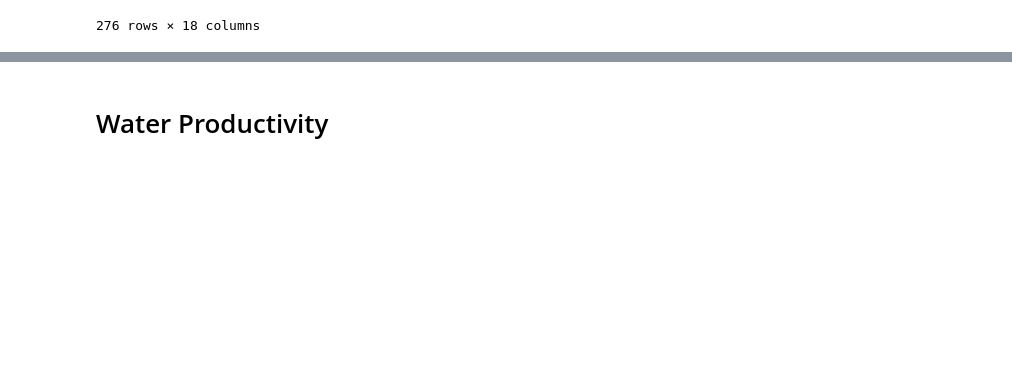
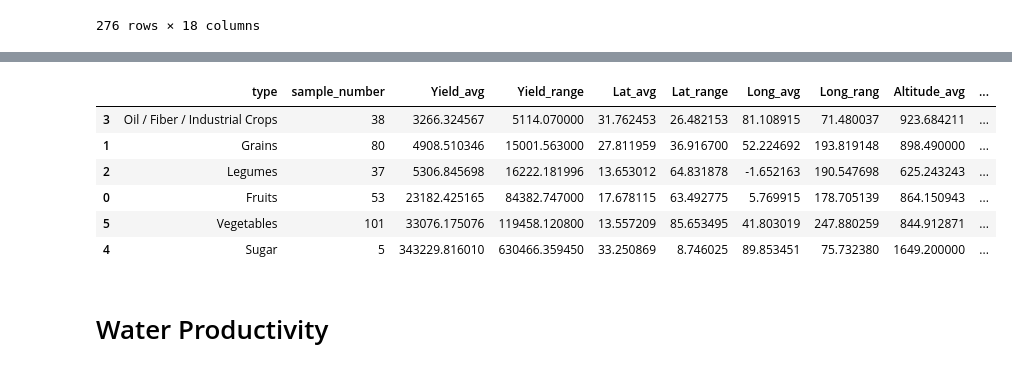
Before and after one commit to SruthiM-10/Irrigation-Scheduling-Recommendations-And-Dataset, a Jupyter notebook: dataset_processing/(3)_categorization_and_unit_conversions.ipynb, the cells around one changed output, grey strips where cells are left out. Drawn from its saved outputs; the diff is of its cells as text; code cells hidden in the pictures; blank space fills up the shorter version.

```diff
--- a/dataset_processing/(3)_categorization_and_unit_conversions.ipynb
+++ b/dataset_processing/(3)_categorization_and_unit_conversions.ipynb
@@ -734,0 +829,47 @@ df.to_csv("/content/drive/MyDrive/1:1_Sruthi_Manoj/Dataset/csv_files/Extra analy
+# %%
+def standardize_plant_type_to_5(plant_type: str):
+    if plant_type in ["Sugarcane", "Sugar beet"]:
+      return "Sugar"
+    if plant_type in ["Barley", "Maize", "Millet", "Rice", "Sorghum", "Wheat"]:
+      return "Grains"
+    if plant_type in ["Potato", "Sweet potato", "Tomato", "Cucumber", "Cabbage", "Broccoli"]:
+      return "Vegetables"
+    if plant_type in ["Green Pea", "Haricot bean", "Soybean", "Groundnut"]:
+      return "Legumes"
+    if plant_type in ["Papaya", "Grapes", "Apple", "Bell pepper"]:
+      return "Fruits"
+    if plant_type in ["Mustard", "Cotton", "Rapeseed", "Tobacco", "Sunflower", "Tea"]:
+      return "Oil / Fiber / Industrial Crops"
+    print(plant_type, " unable to be categorized")
+    return plant_type
+# %%
+samples["plant_type_standardized_to_5"] = samples["plant_type_standardized"].apply(standardize_plant_type_to_5)
+# %%
+info = []
+for name, group in samples.groupby("plant_type_standardized_to_5"):
+  info.append({
+      'type': name,
+      'sample_number': len(group),
+      'Yield_avg': group["plant_yield_kg_per_hectare"].sum() / len(group),
+      'Yield_range': group["plant_yield_kg_per_hectare"].max() - group["plant_yield_kg_per_hectare"].min(),
+      'Lat_avg': group["latitude_decimal_degrees"].sum() / len(group),
+      'Lat_range': group["latitude_decimal_degrees"].max() - group["latitude_decimal_degrees"].min(),
+      'Long_avg': group["longitude_decimal_degrees"].sum() / len(group),
+      'Long_rang': group["longitude_decimal_degrees"].max() - group["longitude_decimal_degrees"].min(),
+      'Altitude_avg': group["altitude_numeric"].sum() / len(group),
+      'Altitude_range': group["altitude_numeric"].max() - group["altitude_numeric"].min(),
+      'Water_productivity_avg': group["water_productivity_kg_per_m^3"].sum() / len(group),
+      'Water_productivity_range': group["water_productivity_kg_per_m^3"].max() - group["water_productivity_kg_per_m^3"].min()
+  })
+info = pd.DataFrame(info)
+info["sum"] = info.drop('type', axis= 1).sum(axis = 1)
+# %%
+info.sort_values(by=["sum"])
+# %% [output]
+|  | type | sample_number | Yield_avg | Yield_range | Lat_avg | Lat_range | Long_avg | Long_rang | Altitude_avg | ... |
+| 3 | Oil / Fiber / Industrial Crops | 38 | 3266.324567 | 5114.070000 | 31.762453 | 26.482153 | 81.108915 | 71.480037 | 923.684211 | ... |
+| 1 | Grains | 80 | 4908.510346 | 15001.563000 | 27.811959 | 36.916700 | 52.224692 | 193.819148 | 898.490000 | ... |
+| 2 | Legumes | 37 | 5306.845698 | 16222.181996 | 13.653012 | 64.831878 | -1.652163 | 190.547698 | 625.243243 | ... |
+| 0 | Fruits | 53 | 23182.425165 | 84382.747000 | 17.678115 | 63.492775 | 5.769915 | 178.705139 | 864.150943 | ... |
+| 5 | Vegetables | 101 | 33076.175076 | 119458.120800 | 13.557209 | 85.653495 | 41.803019 | 247.880259 | 844.912871 | ... |
+| 4 | Sugar | 5 | 343229.816010 | 630466.359450 | 33.250869 | 8.746025 | 89.853451 | 75.732380 | 1649.200000 | ... |
```
Also changed, not shown: parts of 13 cells of this notebook.
